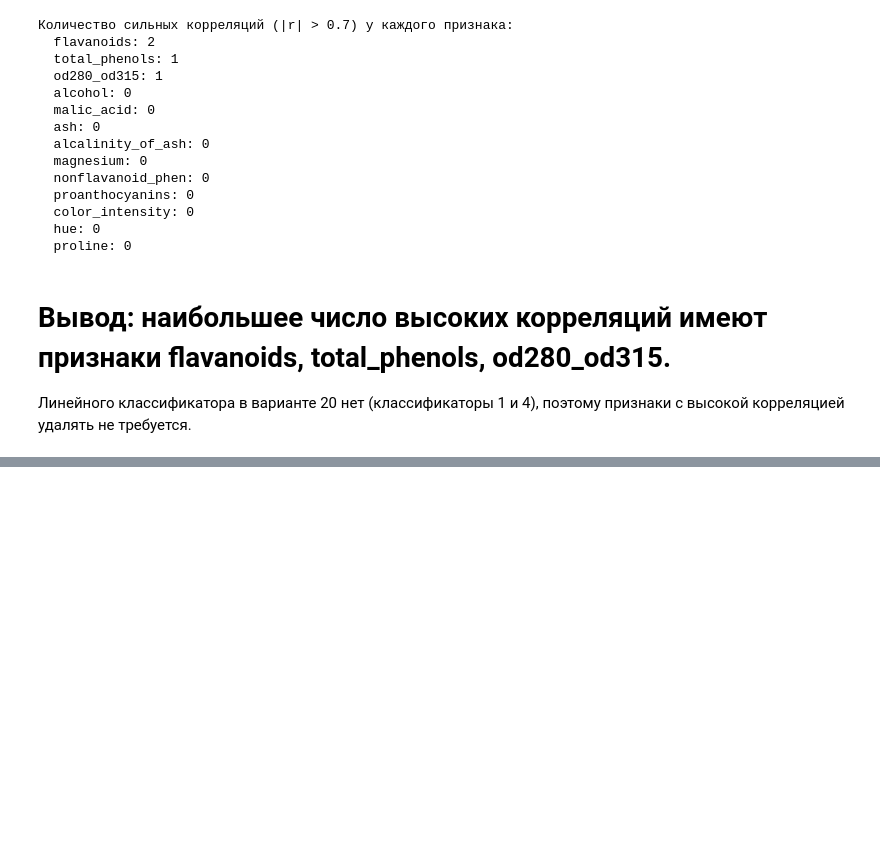
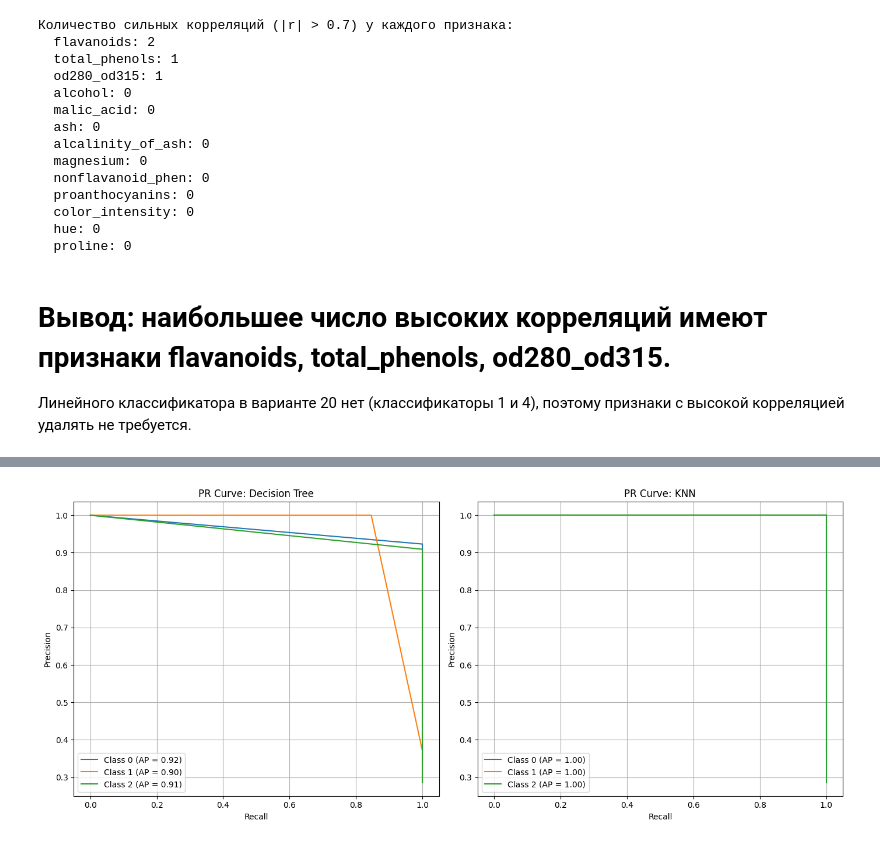
Before and after one commit to Mazi-star/LAB2, a Jupyter notebook: LAB2.ipynb, the cells around one changed output, grey strips where cells are left out. Saved outputs shown, nothing was run; the diff lists cells and outputs as text; code cells hidden in the pictures; blank space fills up the shorter version.

```diff
--- a/LAB2.ipynb
+++ b/LAB2.ipynb
@@ -331,0 +352,41 @@ plt.show()
+# %%
+from sklearn.preprocessing import label_binarize
+from sklearn.metrics import precision_recall_curve, average_precision_score
+
+best_dt = grid_dt.best_estimator_
+best_knn = grid_knn.best_estimator_
+
+classes = best_dt.classes_
+y_test_bin = label_binarize(y_test, classes=classes)
+
+dt_probs = best_dt.predict_proba(X_test_scaled)
+knn_probs = best_knn.predict_proba(X_test_scaled)
+
+fig, axes = plt.subplots(1, 2, figsize=(14, 6))
+
+for i, class_label in enumerate(classes):
+    precision, recall, _ = precision_recall_curve(y_test_bin[:, i], dt_probs[:, i])
+    ap = average_precision_score(y_test_bin[:, i], dt_probs[:, i])
+    axes[0].plot(recall, precision, label=f'Class {class_label} (AP = {ap:.2f})')
+
+axes[0].set_title('PR Curve: Decision Tree')
+axes[0].set_xlabel('Recall')
+axes[0].set_ylabel('Precision')
+axes[0].legend(loc='best')
+axes[0].grid(True)
+
+for i, class_label in enumerate(classes):
+    precision, recall, _ = precision_recall_curve(y_test_bin[:, i], knn_probs[:, i])
+    ap = average_precision_score(y_test_bin[:, i], knn_probs[:, i])
+    axes[1].plot(recall, precision, label=f'Class {class_label} (AP = {ap:.2f})')
+
+axes[1].set_title('PR Curve: KNN')
+axes[1].set_xlabel('Recall')
+axes[1].set_ylabel('Precision')
+axes[1].legend(loc='best')
+axes[1].grid(True)
+
+plt.tight_layout()
+plt.show()
+# %% [output]
+[figure, added]
```
Also changed, not shown: parts of 5 cells of this notebook.
